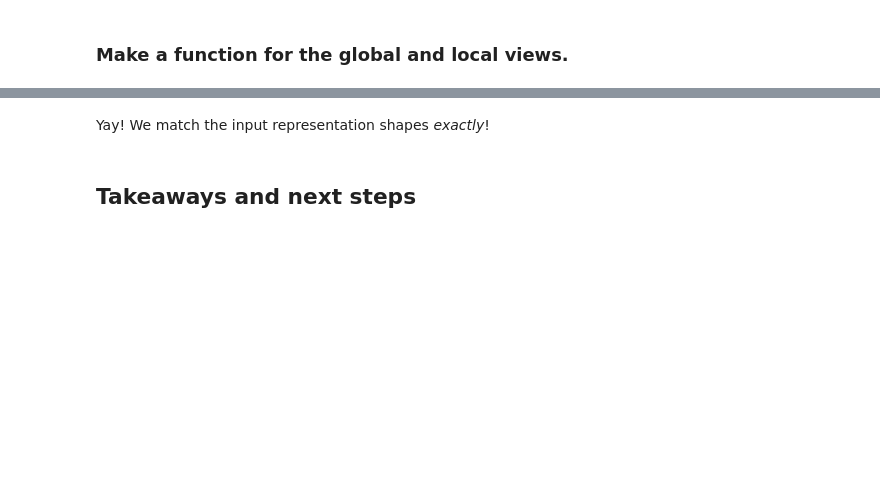
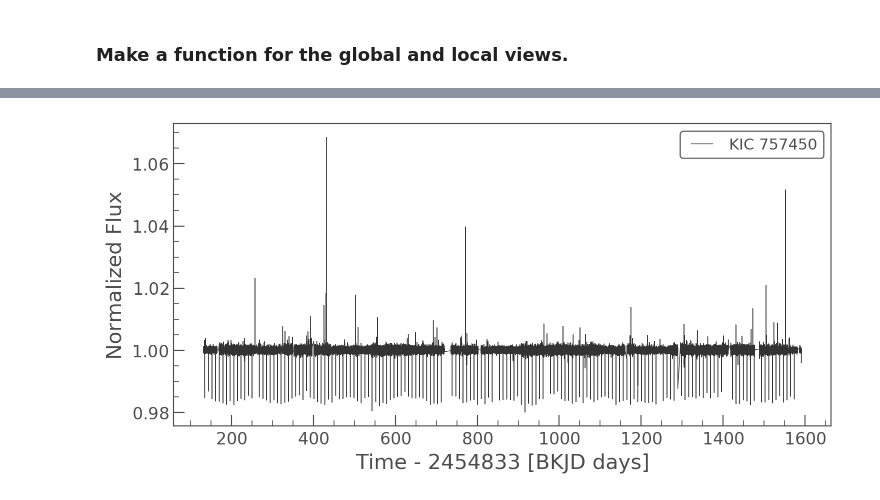
Before and after one commit to gully/HelloWorldNet, a Jupyter notebook: notebooks/01_exploratory_preprocessing.ipynb, the cells around one changed output, grey strips where cells are left out. Saved outputs shown, nothing was run; the diff lists cells and outputs as text; code cells hidden in the pictures; blank space fills up the shorter version.

```diff
--- a/notebooks/01_exploratory_preprocessing.ipynb
+++ b/notebooks/01_exploratory_preprocessing.ipynb
@@ -214,2 +193,2 @@ def get_folded_tce_lightcurve(kepid, tce_num=1, dr24_tce=None, verbose=True):
 # %%
-lc_raw, lc_local, lc_global = get_folded_tce_lightcurve(kepid, tce_num=1, dr24_tce=dr24_tce)
+lc_raw, lc_local, lc_global,lc_flat = get_folded_tce_lightcurve(kepid, tce_num=1, dr24_tce=dr24_tce)
@@ -239,4 +195,4 @@ lc_global.scatter(), lc_local.scatter()
-# %% [markdown]
-Yay!  We match the input representation shapes *exactly*!
-# %% [markdown]
-## Takeaways and next steps
+# %%
+lc_flat.plot();
+# %% [output]
+[figure, added]
```
Also changed, not shown: parts of 33 cells of this notebook.
